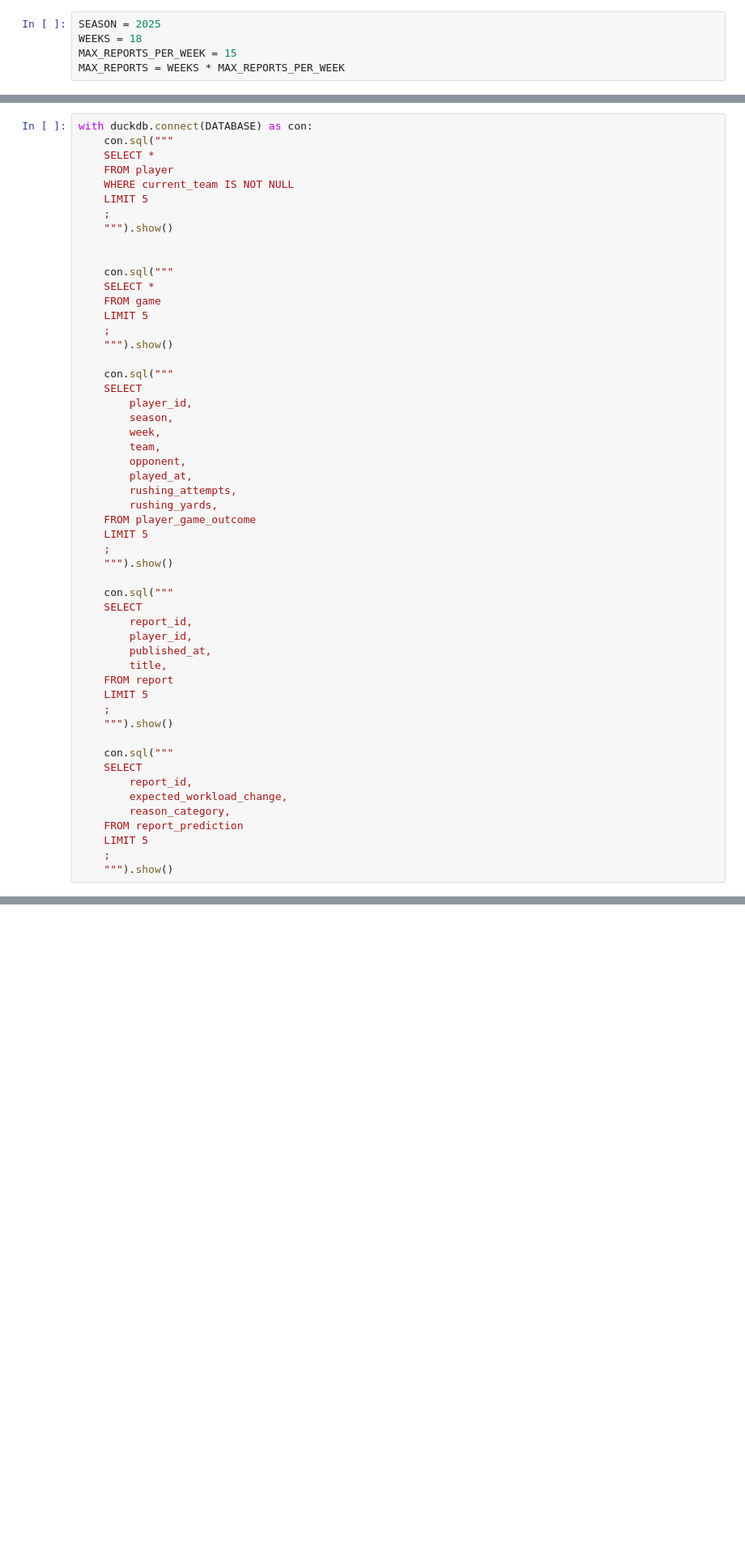
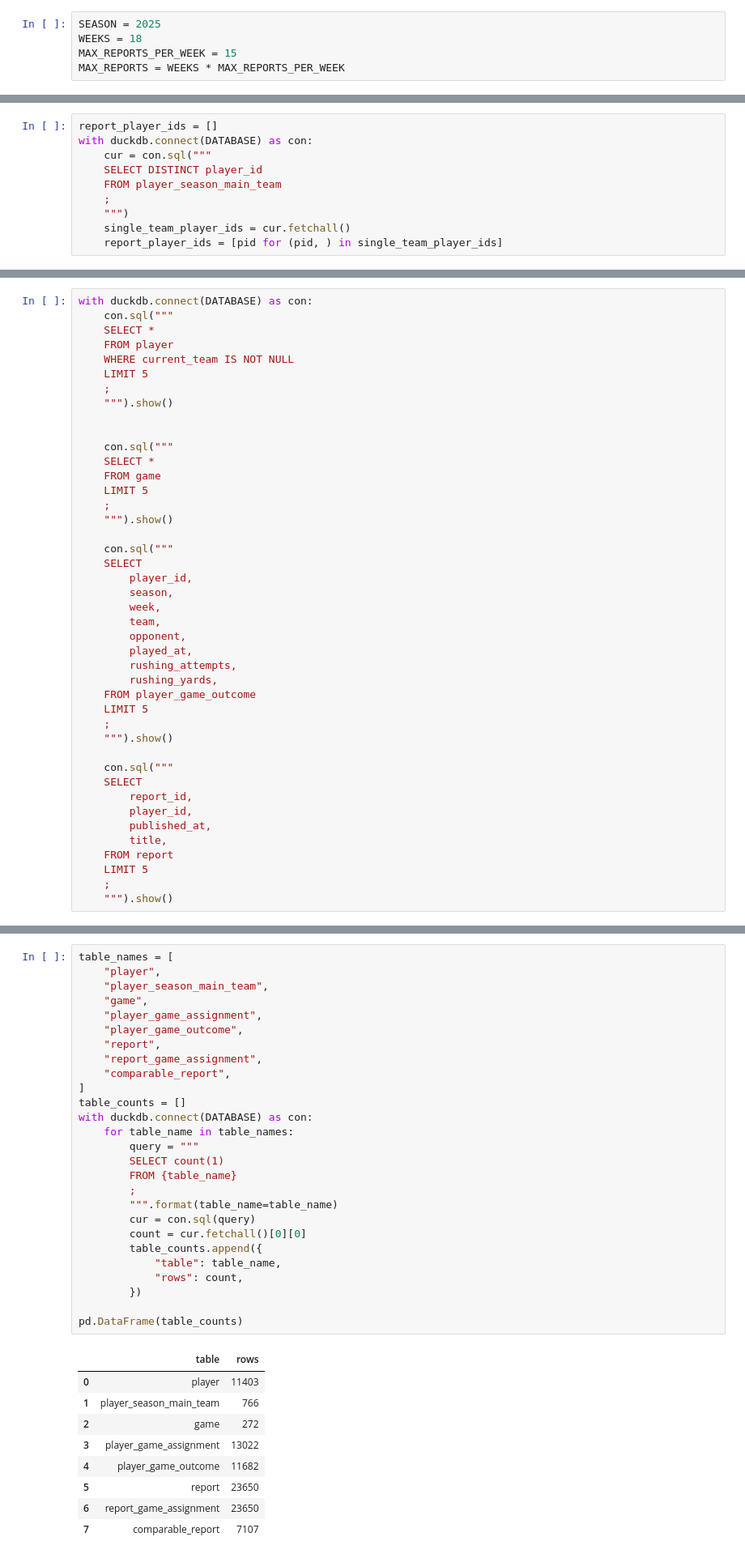
Before and after one commit to vingkan/nflllms, a Jupyter notebook: notebooks/extract_player_data.ipynb, the cells around one changed output, grey strips where cells are left out. Shown at 81% size. Drawn from its saved outputs; the diff is of its cells as text; blank space fills up the shorter version.

```diff
--- a/notebooks/extract_news_workload_data.ipynb
+++ b/notebooks/extract_player_data.ipynb
@@ -504,3 +407,13 @@ with duckdb.connect(DATABASE) as con:
 ├───────────┴────────┴───────┴───────────┴───────────────┴─────────┴──────────┴─────────────────────┤
 │ 17 rows                                                                                 8 columns │
 └───────────────────────────────────────────────────────────────────────────────────────────────────┘
+# %%
+report_player_ids = []
+with duckdb.connect(DATABASE) as con:
+    cur = con.sql("""
+    SELECT DISTINCT player_id
+    FROM player_season_main_team
+    ;
+    """)
+    single_team_player_ids = cur.fetchall()
+    report_player_ids = [pid for (pid, ) in single_team_player_ids]
@@ -690,16 +597,6 @@ with duckdb.connect(DATABASE) as con:
     LIMIT 5
     ;
     """).show()
-
-    con.sql("""
-    SELECT
-        report_id,
-        expected_workload_change,
-        reason_category,
-    FROM report_prediction
-    LIMIT 5
-    ;
-    """).show()
 # %% [output]
 ┌───────────┬───────────────────┬──────────┬──────────────┬───────────────┐
 │ player_id │       name        │ position │ current_team │ jersey_number │
@@ -720,0 +618,37 @@ with duckdb.connect(DATABASE) as con:
+# %%
+table_names = [
+    "player",
+    "player_season_main_team",
+    "game",
+    "player_game_assignment",
+    "player_game_outcome",
+    "report",
+    "report_game_assignment",
+    "comparable_report",
+]
+table_counts = []
+with duckdb.connect(DATABASE) as con:
+    for table_name in table_names:
+        query = """
+        SELECT count(1)
+        FROM {table_name}
+        ;
+        """.format(table_name=table_name)
+        cur = con.sql(query)
+        count = cur.fetchall()[0][0]
+        table_counts.append({
+            "table": table_name,
+            "rows": count,
+        })
+
+pd.DataFrame(table_counts)
+# %% [output]
+|  | table | rows |
+| 0 | player | 11403 |
+| 1 | player_season_main_team | 766 |
+| 2 | game | 272 |
+| 3 | player_game_assignment | 13022 |
+| 4 | player_game_outcome | 11682 |
+| 5 | report | 23650 |
+| 6 | report_game_assignment | 23650 |
+| 7 | comparable_report | 7107 |
```
Also changed, not shown: parts of 23 cells of this notebook, 1 other file.
